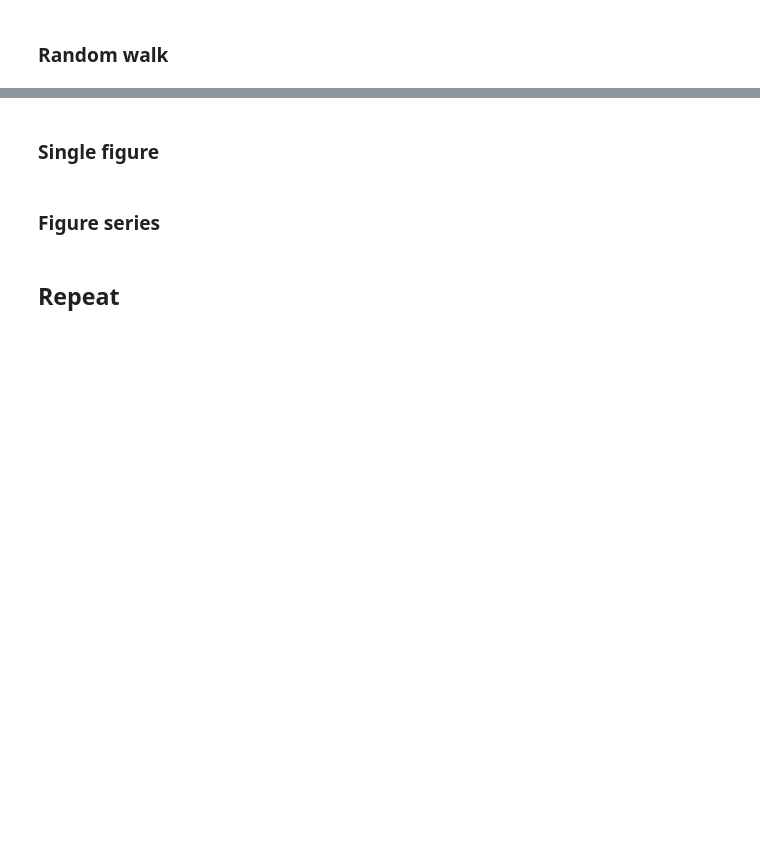
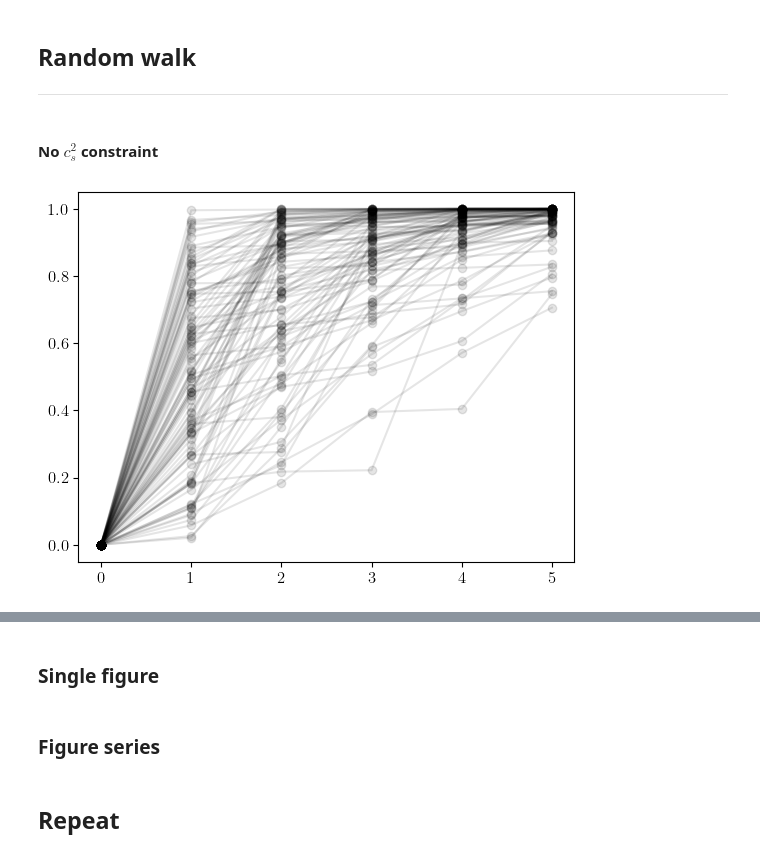
Before and after one commit to eliotfinch/pqcd, a Jupyter notebook: notebooks/generate_eos.ipynb, the cells around one changed output, grey strips where cells are left out. Cells and saved outputs as stored; diff of their text form; code cells hidden in the pictures; blank space fills up the shorter version.

```diff
--- a/notebooks/generate_eos.ipynb
+++ b/notebooks/generate_eos.ipynb
@@ -16,8 +16,6 @@ CET_values = {
     'soft': [0.966, 0.176, 2.163/1000],
     'stiff': [0.978, 0.176, 3.542/1000]
 }
-# %% [markdown]
-### Random walk
 # %%
 # Choose low and high values for the EOS. These could come from a distribution.
 muL, nL, pL = CET_values['soft']
@@ -28,3 +26,35 @@ muH = 2.6
 pQCDX = pqcd.pQCD(X)
 nH, pH = pQCDX.nH(muH), pQCDX.pH(muH)
 epsilonH = pqcd.epsilon_func(muH, nH, pH)
+# %% [markdown]
+## Random walk
+---
+# %% [markdown]
+#### No $c_s^2$ constraint
+# %%
+rng = np.random.default_rng()
+# %%
+# Tests
+
+fig, ax = plt.subplots()
+
+x_array = np.arange(0, 6, 1)
+
+for _ in range(100):
+
+    y_array = [0]
+    current_y = 0
+
+    for x in x_array[1:]:
+        next_y_lower = current_y
+        next_y_upper = 1
+        next_y = rng.uniform(next_y_lower, next_y_upper)
+        y_array.append(next_y)
+
+        current_y = next_y
+
+    y_array = np.array(y_array)
+
+    ax.plot(x_array, y_array, 'o-', c='k', alpha=0.1)
+# %% [output]
+[figure, added]
```
Also changed, not shown: parts of 16 cells of this notebook.
